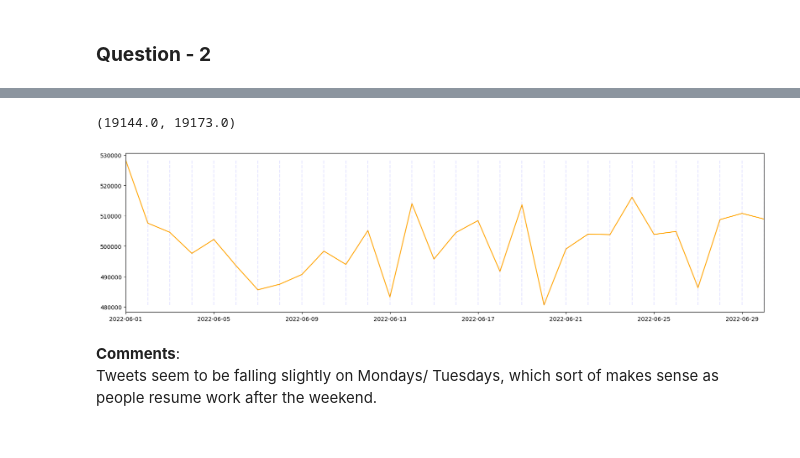
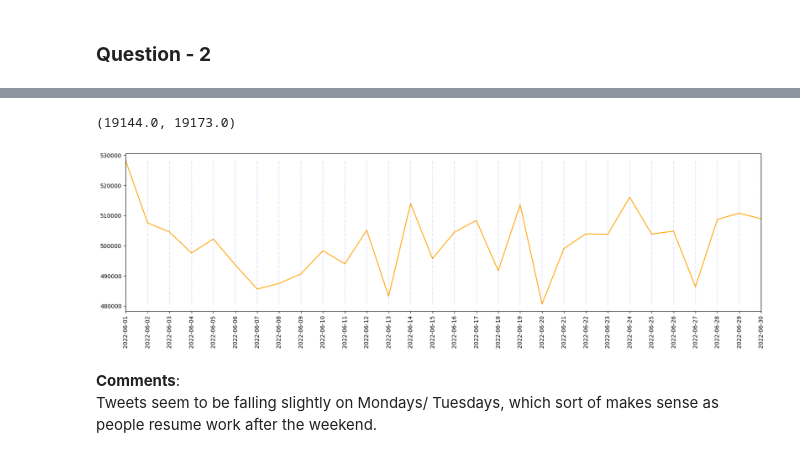
Before and after one commit to katoxiv/X-Notebooks, a Jupyter notebook: Twitter_Coursework/01_Basic_Stats.ipynb, the cells around one changed output, grey strips where cells are left out. Cells and saved outputs as stored; diff of their text form; code cells hidden in the pictures.

Commit message:
add boxplot and xticks on first graph

```diff
--- a/Twitter_Coursework/01_Basic_Stats.ipynb
+++ b/Twitter_Coursework/01_Basic_Stats.ipynb
@@ -134,6 +134,9 @@ ax.vlines(
     alpha = 0.1 ,
     ls = '--'
 );
+ax.set_xticks(twt_daily.index);
+ax.set_xticklabels(labels = twt_daily.index, rotation = 90);
+
 plt.xlim(min(twt_daily.index) , max(twt_daily.index));
 # plt.xticks(rotation = 90);
 # plt.xticks(twt_daily.index);
@@ -143,5 +146,5 @@ Wall time: 1min 37s
 (19144.0, 19173.0)
-[figure, old version]
+[figure, new version]
 # %% [markdown]
 **Comments**:<br/>
 Tweets seem to be falling slightly on Mondays/ Tuesdays, which sort of makes sense as people resume work after the weekend.
```
Also changed, not shown: parts of 9 cells of this notebook.
